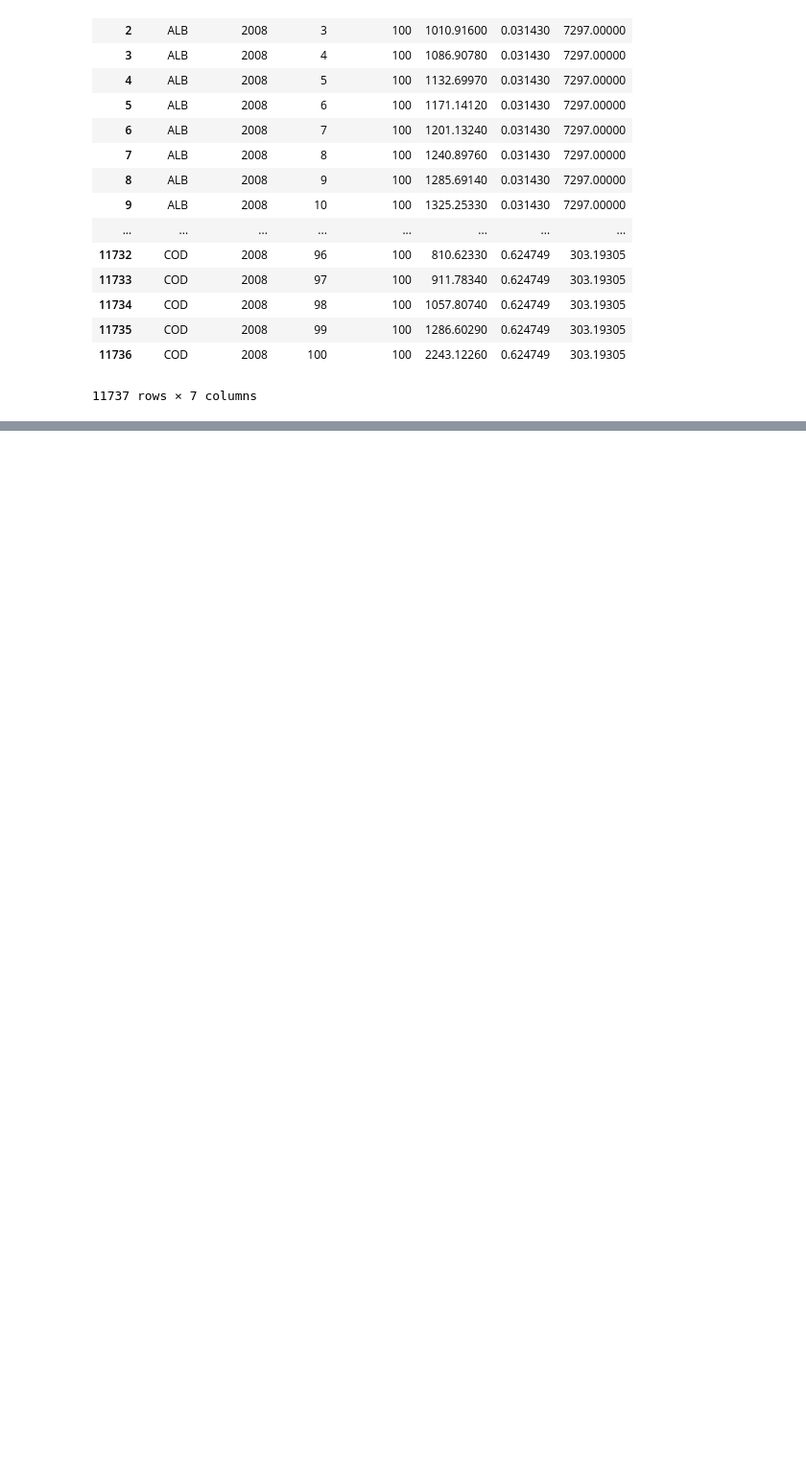
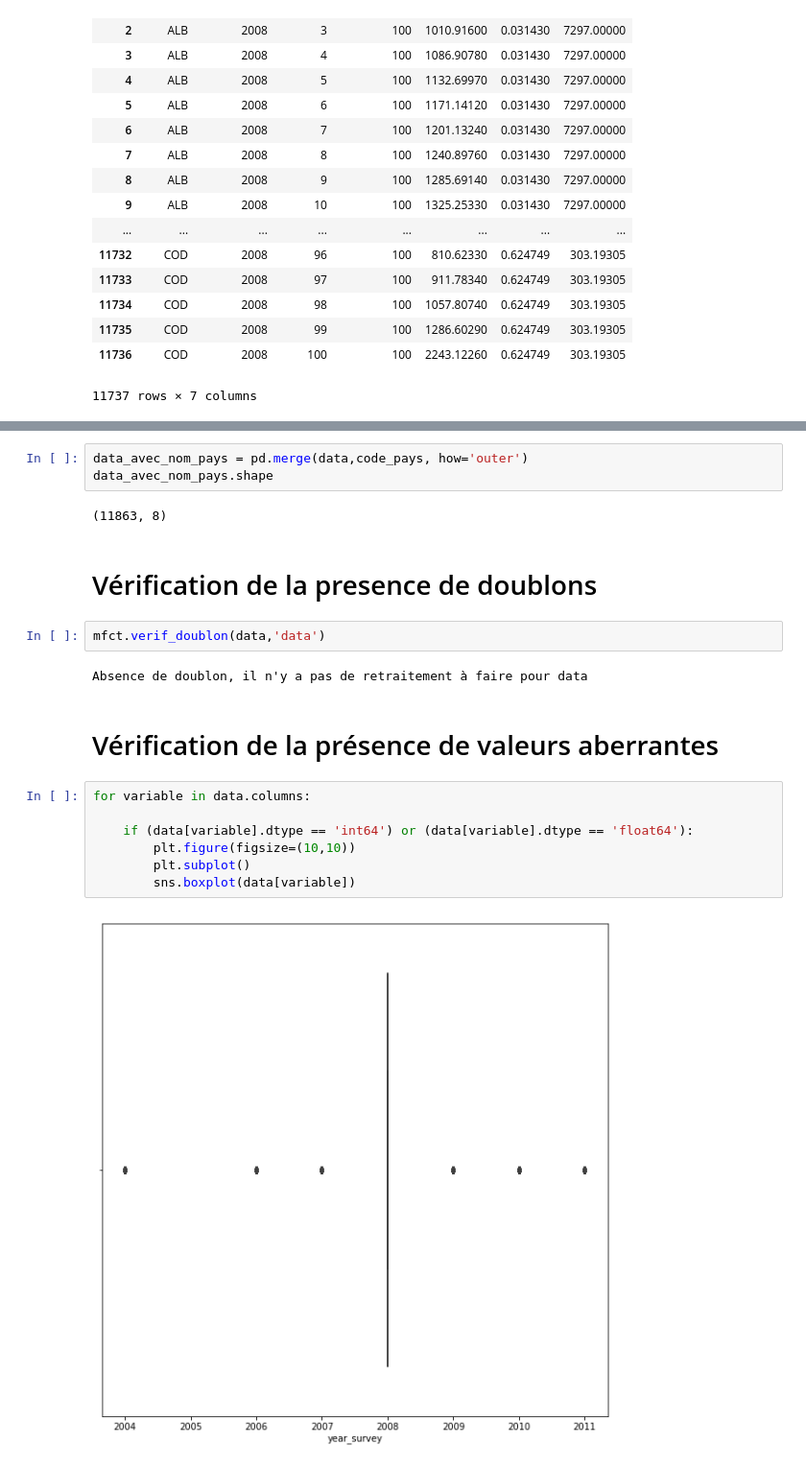
Before and after one commit to Silvock/project_7_income_predict, a Jupyter notebook: notebook/Exercice.ipynb, the cells around one changed output, grey strips where cells are left out. Shown at 96% size. Cells and saved outputs as stored; diff of their text form; blank space fills up the shorter version.

```diff
--- a/notebook/Exercice.ipynb
+++ b/notebook/Exercice.ipynb
@@ -27,0 +119,22 @@ data
+# %%
+data_avec_nom_pays = pd.merge(data,code_pays, how='outer')
+data_avec_nom_pays.shape
+# %% [output]
+(11863, 8)
+# %% [markdown]
+# Vérification de la presence de doublons
+# %%
+mfct.verif_doublon(data,'data')
+# %% [output]
+Absence de doublon, il n'y a pas de retraitement à faire pour data
+# %% [markdown]
+# Vérification de la présence de valeurs aberrantes
+# %%
+for variable in data.columns:
+
+    if (data[variable].dtype == 'int64') or (data[variable].dtype == 'float64'):
+        plt.figure(figsize=(10,10))
+        plt.subplot()
+        sns.boxplot(data[variable])
+# %% [output]
+[figure, added]
```
Also changed, not shown: parts of 32 cells of this notebook, 2 other files.
